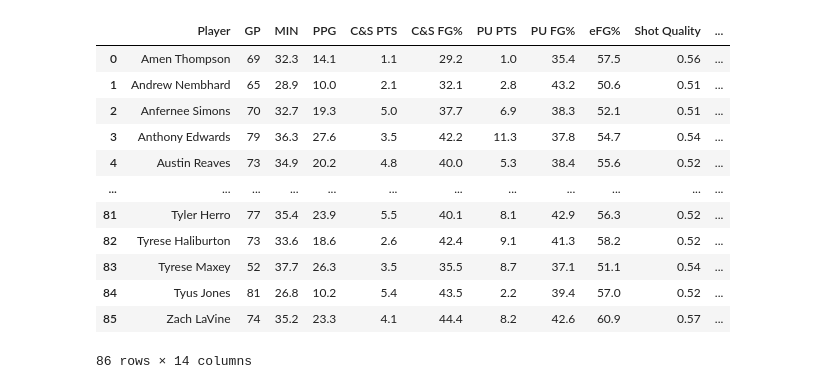
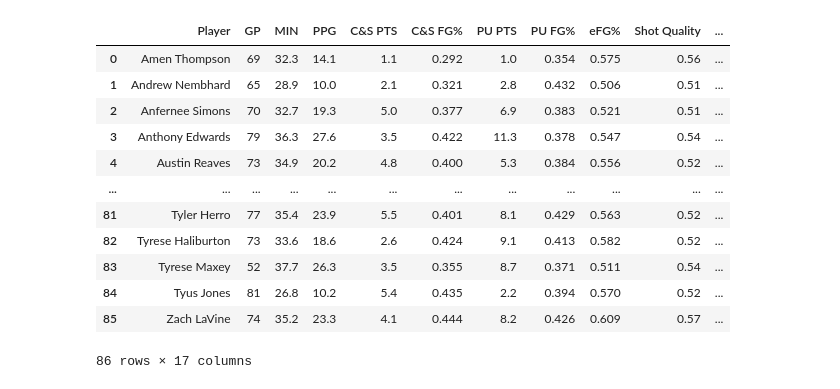
Before and after one commit to KeanuVentura/ShotMakersVsSystemShooters, a Jupyter notebook: group_notebook.ipynb, the cells around one changed output. Saved outputs shown, nothing was run; the diff lists cells and outputs as text; code cells hidden in the pictures.

```diff
--- a/group_notebook.ipynb
+++ b/group_notebook.ipynb
@@ -4,38 +8,48 @@ import numpy as np
 # %%
 raw_df = pd.read_csv('nba_stats_dataset.csv')
 
 columns_to_keep = [
     'PLAYER', 'GP', 'MIN', 'PTS',
     'C&S\nPTS', 'C&S\nFG%',
     'Pull Up\nPTS', 'Pull Up\nFG%',
     'eFG%', 'Shot Quality',
     'Assisted 2s\n PTS', 'Unassisted 2s\n PTS',
     'Assisted 3s\n PTS', 'Unassisted 3s\n PTS'
 ]
 
 cleaned = raw_df[columns_to_keep].copy()
 
 cleaned.columns = [
     'Player', 'GP', 'MIN', 'PPG',
     'C&S PTS', 'C&S FG%',
     'PU PTS', 'PU FG%',
     'eFG%', 'Shot Quality',
     'Assisted 2s', 'Unassisted 2s',
     'Assisted 3s', 'Unassisted 3s'
 ]
 
+percent_cols = ['C&S FG%', 'eFG%', 'PU FG%']
+
+for col in percent_cols:
+    cleaned[col] = cleaned[col].astype(str).str.rstrip('%').astype(float) / 100
+
+Unassisted_PTS = cleaned['Unassisted 2s'] + cleaned['Unassisted 3s']
+cleaned['Unassisted PTS'] = Unassisted_PTS
+cleaned['Unassisted%'] = cleaned['Unassisted PTS'] / cleaned['PPG']
+cleaned['Gap'] = cleaned['eFG%'] - cleaned['Shot Quality']
+
 cleaned
 # %% [output]
 |  | Player | GP | MIN | PPG | C&S PTS | C&S FG% | PU PTS | PU FG% | eFG% | Shot Quality | ... |
-| 0 | Amen Thompson | 69 | 32.3 | 14.1 | 1.1 | 29.2 | 1.0 | 35.4 | 57.5 | 0.56 | ... |
-| 1 | Andrew Nembhard | 65 | 28.9 | 10.0 | 2.1 | 32.1 | 2.8 | 43.2 | 50.6 | 0.51 | ... |
-| 2 | Anfernee Simons | 70 | 32.7 | 19.3 | 5.0 | 37.7 | 6.9 | 38.3 | 52.1 | 0.51 | ... |
-| 3 | Anthony Edwards | 79 | 36.3 | 27.6 | 3.5 | 42.2 | 11.3 | 37.8 | 54.7 | 0.54 | ... |
-| 4 | Austin Reaves | 73 | 34.9 | 20.2 | 4.8 | 40.0 | 5.3 | 38.4 | 55.6 | 0.52 | ... |
+| 0 | Amen Thompson | 69 | 32.3 | 14.1 | 1.1 | 0.292 | 1.0 | 0.354 | 0.575 | 0.56 | ... |
+| 1 | Andrew Nembhard | 65 | 28.9 | 10.0 | 2.1 | 0.321 | 2.8 | 0.432 | 0.506 | 0.51 | ... |
+| 2 | Anfernee Simons | 70 | 32.7 | 19.3 | 5.0 | 0.377 | 6.9 | 0.383 | 0.521 | 0.51 | ... |
+| 3 | Anthony Edwards | 79 | 36.3 | 27.6 | 3.5 | 0.422 | 11.3 | 0.378 | 0.547 | 0.54 | ... |
+| 4 | Austin Reaves | 73 | 34.9 | 20.2 | 4.8 | 0.400 | 5.3 | 0.384 | 0.556 | 0.52 | ... |
 | ... | ... | ... | ... | ... | ... | ... | ... | ... | ... | ... | ... |
-| 81 | Tyler Herro | 77 | 35.4 | 23.9 | 5.5 | 40.1 | 8.1 | 42.9 | 56.3 | 0.52 | ... |
-| 82 | Tyrese Haliburton | 73 | 33.6 | 18.6 | 2.6 | 42.4 | 9.1 | 41.3 | 58.2 | 0.52 | ... |
-| 83 | Tyrese Maxey | 52 | 37.7 | 26.3 | 3.5 | 35.5 | 8.7 | 37.1 | 51.1 | 0.54 | ... |
-| 84 | Tyus Jones | 81 | 26.8 | 10.2 | 5.4 | 43.5 | 2.2 | 39.4 | 57.0 | 0.52 | ... |
-| 85 | Zach LaVine | 74 | 35.2 | 23.3 | 4.1 | 44.4 | 8.2 | 42.6 | 60.9 | 0.57 | ... |
+| 81 | Tyler Herro | 77 | 35.4 | 23.9 | 5.5 | 0.401 | 8.1 | 0.429 | 0.563 | 0.52 | ... |
+| 82 | Tyrese Haliburton | 73 | 33.6 | 18.6 | 2.6 | 0.424 | 9.1 | 0.413 | 0.582 | 0.52 | ... |
+| 83 | Tyrese Maxey | 52 | 37.7 | 26.3 | 3.5 | 0.355 | 8.7 | 0.371 | 0.511 | 0.54 | ... |
+| 84 | Tyus Jones | 81 | 26.8 | 10.2 | 5.4 | 0.435 | 2.2 | 0.394 | 0.570 | 0.52 | ... |
+| 85 | Zach LaVine | 74 | 35.2 | 23.3 | 4.1 | 0.444 | 8.2 | 0.426 | 0.609 | 0.57 | ... |
-86 rows × 14 columns
+86 rows × 17 columns
```
Also changed, not shown: parts of 3 cells of this notebook.
